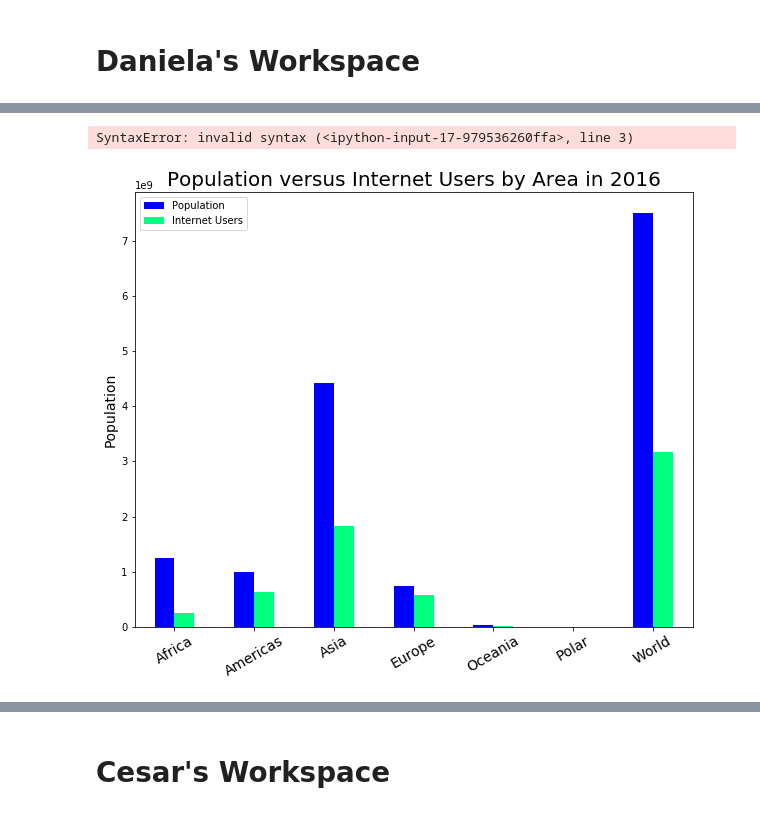
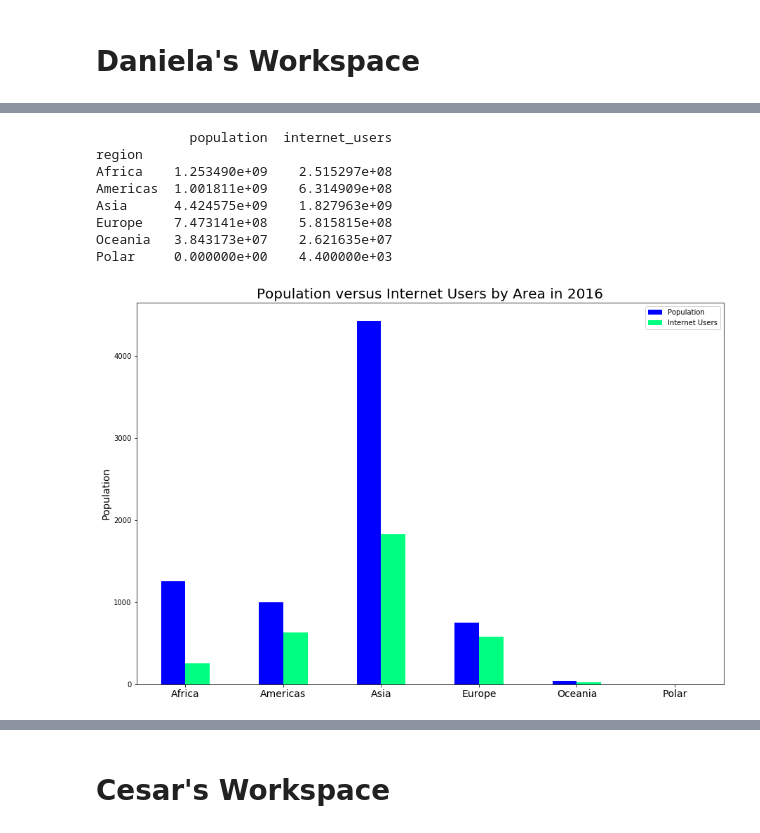
Before and after one commit to JoshuaFarmerATX/butterfly-effect, a Jupyter notebook: butterfly_effect.ipynb, the cells around one changed output, grey strips where cells are left out. Saved outputs shown, nothing was run; the diff lists cells and outputs as text; code cells hidden in the pictures.

```diff
--- a/butterfly_effect.ipynb
+++ b/butterfly_effect.ipynb
@@ -98,38 +124,29 @@ world = merged_data.loc[merged_data.ISO3.str.contains('World')]
 # %%
-#plot World Population versus Internet Users
-
-world = merged[['population', 'internet_users']].loc[]
-
-world.plot(kind='bar',
-           colormap='winter',
-          sharex=True,
-          )
-plt.title("World Population versus Internet Users in 2016 ",fontsize= 20)
+# Population versus Internet users by area
+per_sub_area = (merged_data[['region', 'population', 'internet_users']]).groupby(['region']).sum()
+per_sub_area = per_sub_area.drop('World')
+print(per_sub_area)
+per_sub_area = round(per_sub_area/1000000,2)
+#plot
+per_sub_area.plot(kind="bar",
+                  colormap='winter',
+                  figsize=(15,10)
+                 )
+plt.title('Population versus Internet Users by Area in 2016', fontsize=20)
 plt.ylabel("Population", fontsize=14)
-plt.xlabel(" ")
-plt.legend(['Population', "Internet Users"])
-
+plt.xlabel('')
+plt.legend(['Population', "Internet Users"]);
+plt.xticks(rotation =0,fontsize =14)
 plt.show()
 # %% [output]
-SyntaxError: invalid syntax (<ipython-input-17-979536260ffa>, line 3)
+            population  internet_users
+region
+Africa    1.253490e+09    2.515297e+08
+Americas  1.001811e+09    6.314909e+08
+Asia      4.424575e+09    1.827963e+09
+Europe    7.473141e+08    5.815815e+08
+Oceania   3.843173e+07    2.621635e+07
+Polar     0.000000e+00    4.400000e+03
+[figure, added]
-# %%
-# Population versus Internet users by area
-per_sub_area = (merged_data[['region', 'population', 'internet_users']]).groupby(['region']).sum()
-
-#plot
-per_sub_area.plot(kind="bar",
-                  colormap='winter',
-                  figsize=(10,8)
-                 )
-
-plt.title('Population versus Internet Users by Area in 2016', fontsize=20)
-plt.ylabel("Population", fontsize=14)
-plt.xlabel('')
-plt.legend(['Population', "Internet Users"]);
-plt.xticks(rotation =30,fontsize =14)
-
-plt.show()
-# %% [output]
-[figure, removed]
 # %%
 # What countries have almost 100% of their population using the Internet?
```
Also changed, not shown: parts of 8 cells of this notebook.
